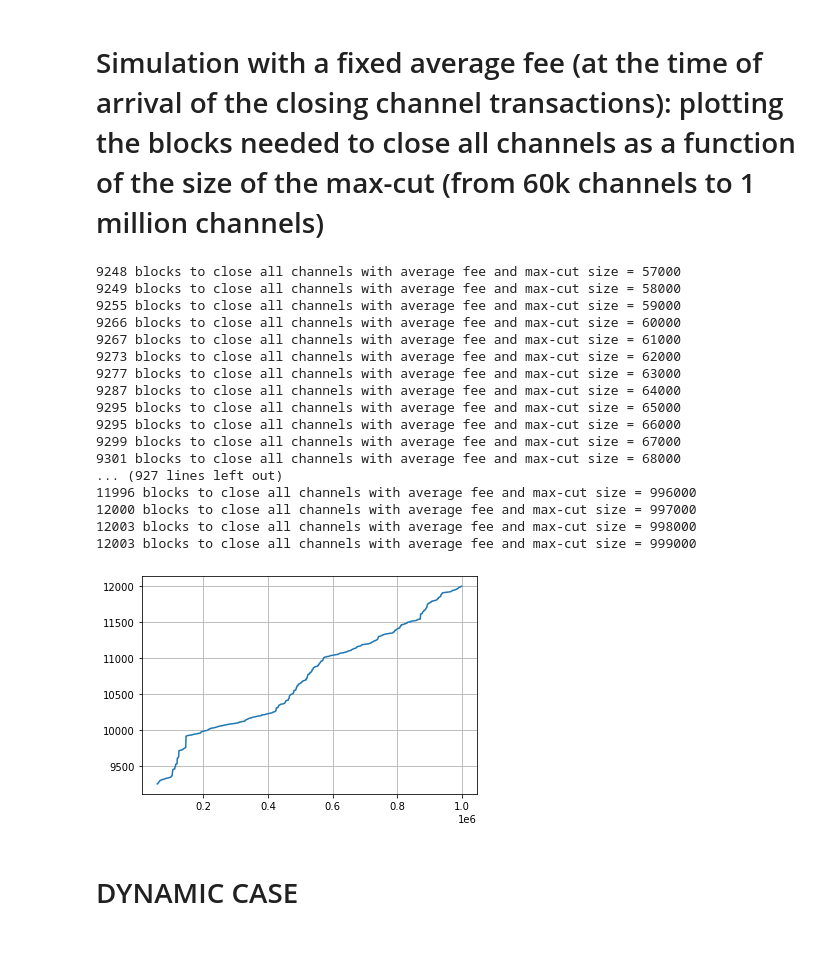
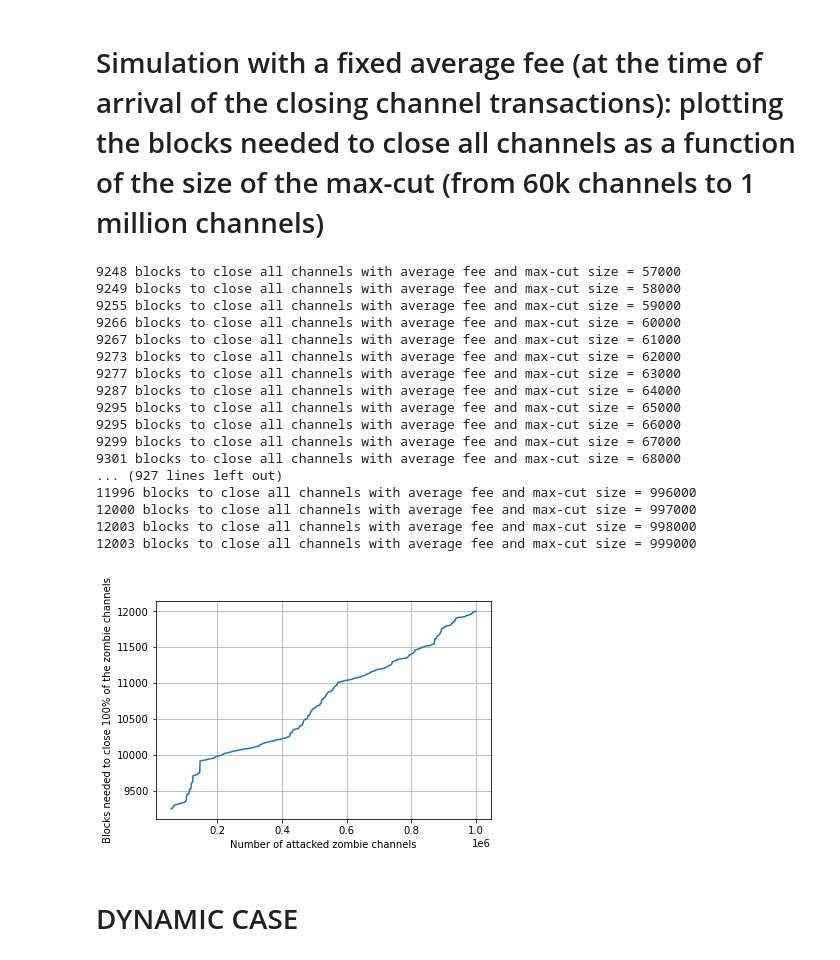
Before and after one commit to CosimoSguanci/Mass-Exit-Attacks-on-LN, a Jupyter notebook: ZombieAttackSimulation.ipynb, the cells around one changed output. Drawn from its saved outputs; the diff is of its cells as text; code cells hidden in the pictures.

```diff
--- a/ZombieAttackSimulation.ipynb
+++ b/ZombieAttackSimulation.ipynb
@@ -152,6 +152,8 @@ def simulate(mempool_data, blocks_data, first_block_height_of_simulation, fee_in
                 fig, ax = plt.subplots()
                 ax.grid(True)
                 plt.plot(plot_blocks, plot_remaining_zombie_channels)
+                plt.xlabel('Blocks')
+                plt.ylabel(f'Number of zombie channels')
                 plt.show()
 
             return blocksCounter
@@ -395,34 +403,36 @@ needed_blocks = []
 average_index = get_average_index_fee(mempool_data[0])
 
 for zombie_channels in range(INITIAL_NUM_ZOMBIE_CHANNELS, 1000000, 1000):
 
     blocks_to_close_all_channels = LN_CLOSING_CHANNEL_DELAY + simulate(mempool_data, blocks_data, 497928, average_index, zombie_channels)
 
     print(blocks_to_close_all_channels, "blocks to close all channels with average fee and max-cut size =", zombie_channels)
 
     needed_blocks.append(blocks_to_close_all_channels)
 
 plt.plot(range(INITIAL_NUM_ZOMBIE_CHANNELS, 1000000, 1000), needed_blocks)
+plt.xlabel('Number of attacked zombie channels')
+plt.ylabel(f'Blocks needed to close 100% of the zombie channels')
 plt.show()
 # %% [output]
 9248 blocks to close all channels with average fee and max-cut size = 57000
 9249 blocks to close all channels with average fee and max-cut size = 58000
 9255 blocks to close all channels with average fee and max-cut size = 59000
 9266 blocks to close all channels with average fee and max-cut size = 60000
 9267 blocks to close all channels with average fee and max-cut size = 61000
 9273 blocks to close all channels with average fee and max-cut size = 62000
 9277 blocks to close all channels with average fee and max-cut size = 63000
 9287 blocks to close all channels with average fee and max-cut size = 64000
 9295 blocks to close all channels with average fee and max-cut size = 65000
 9295 blocks to close all channels with average fee and max-cut size = 66000
 9299 blocks to close all channels with average fee and max-cut size = 67000
 9301 blocks to close all channels with average fee and max-cut size = 68000
 ... (927 lines left out)
 11996 blocks to close all channels with average fee and max-cut size = 996000
 12000 blocks to close all channels with average fee and max-cut size = 997000
 12003 blocks to close all channels with average fee and max-cut size = 998000
 12003 blocks to close all channels with average fee and max-cut size = 999000
-[figure, old version]
+[figure, new version]
 # %% [markdown]
 # DYNAMIC CASE
 # %% [markdown]
```
Also changed, not shown: parts of 5 cells of this notebook.
